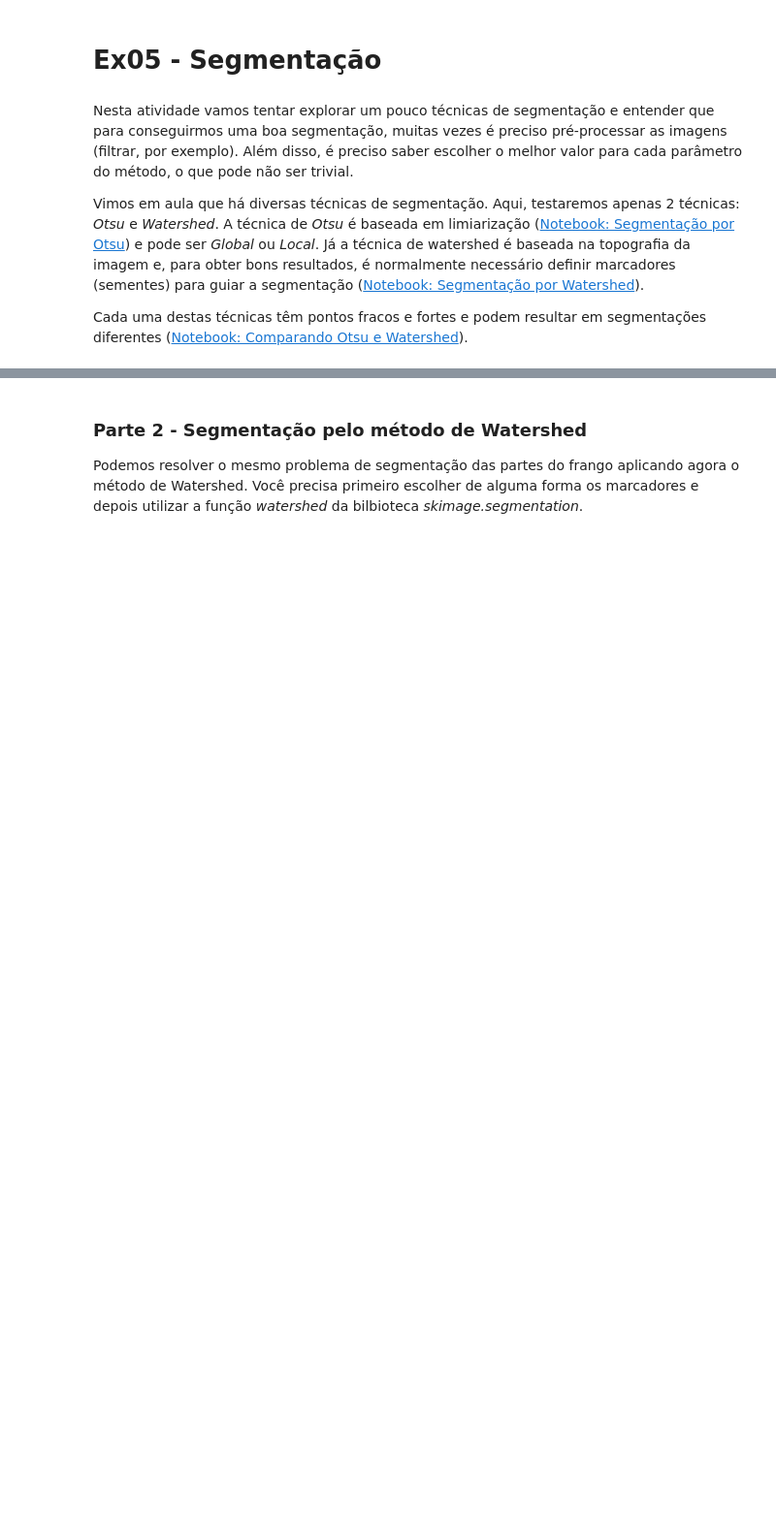
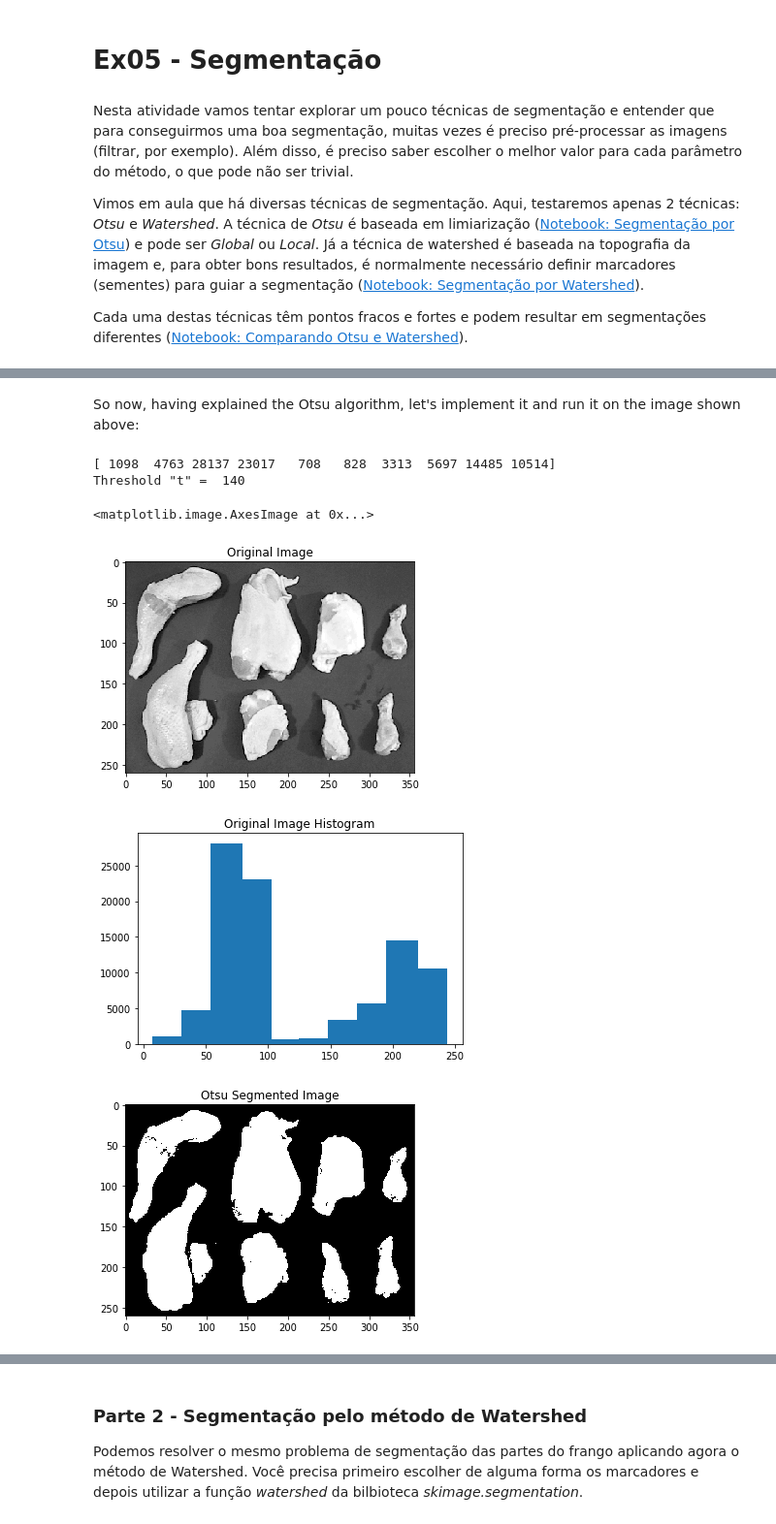
Before and after one commit to andre91998/EA979, a Jupyter notebook: 1S2020/EA979A_Ex05_AndreMedeiros.ipynb, the cells around one changed output, grey strips where cells are left out. Shown at 97% size. Saved outputs shown, nothing was run; the diff lists cells and outputs as text; code cells hidden in the pictures; blank space fills up the shorter version.

```diff
--- a/1S2020/EA979A_Ex05_AndreMedeiros.ipynb
+++ b/1S2020/EA979A_Ex05_AndreMedeiros.ipynb
@@ -30,0 +43,2 @@ plt.title('Imagem original')
+# %% [markdown]
+So now, having explained the Otsu algorithm, let's implement it and run it on the image shown above:
@@ -30,0 +69,31 @@ plt.title('Imagem original')
+# %%
+t,c = global_otsu(f) #execute otsu algorithm
+g = f > t #True in positions with values higher than the threshold (false otherwise)
+
+#generate histogram
+nbins = 10
+h, bin_edges = np.histogram(f)
+print(h)
+w=255./nbins
+bin_centers = bin_edges[1:]-(w/2)
+
+print('Threshold "t" = ',t)
+
+#show original image, histogram, and segmented image
+plt.figure(1)
+plt.imshow(f,cmap='gray')
+plt.title('Original Image')
+plt.figure(2)
+plt.bar(bin_centers, h, width=w)
+plt.title('Original Image Histogram')
+
+plt.figure(3)
+plt.title('Otsu Segmented Image')
+plt.imshow(g,cmap='gray')
+# %% [output]
+[ 1098  4763 28137 23017   708   828  3313  5697 14485 10514]
+Threshold "t" =  140
+<matplotlib.image.AxesImage at 0x...>
+[figure, added]
+[figure, added]
+[figure, added]
```
Also changed, not shown: parts of 25 cells of this notebook.
